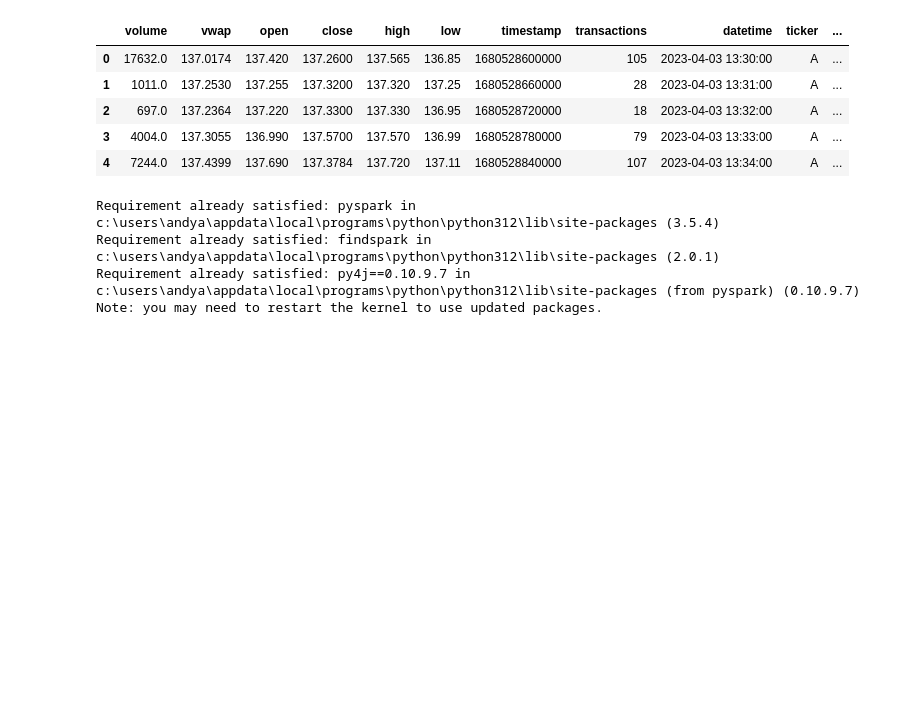
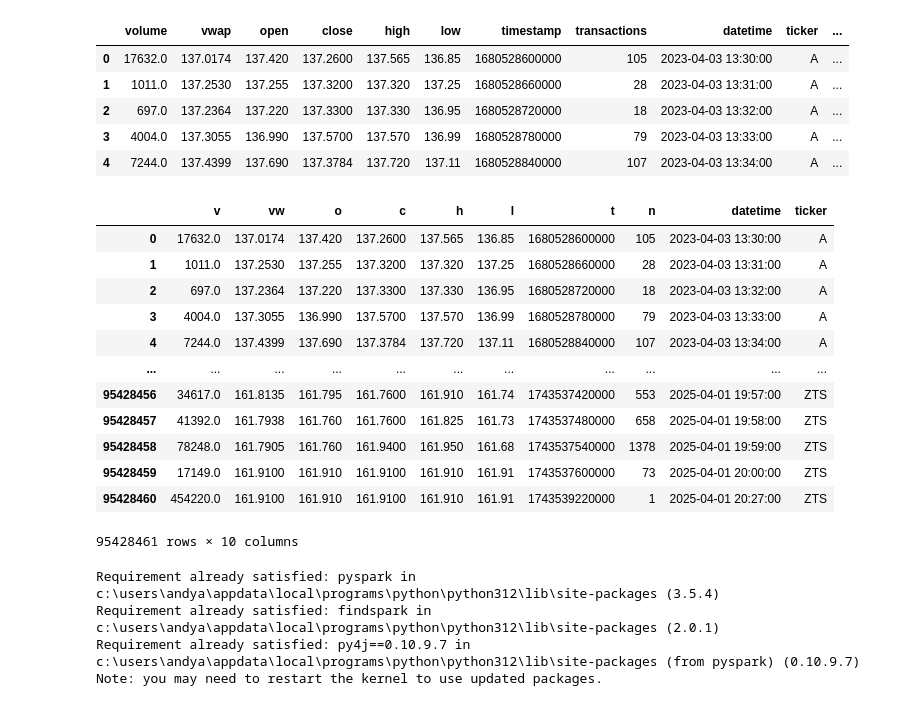
Before and after one commit to lucasking0109/MF-810-Final-Project, a Jupyter notebook: adv spark sql.ipynb, the cells around one changed output. Drawn from its saved outputs; the diff is of its cells as text; code cells hidden in the pictures; blank space fills up the shorter version.

```diff
--- a/adv spark sql.ipynb
+++ b/adv spark sql.ipynb
@@ -13,6 +25,24 @@ df.head()
 | 2 | 697.0 | 137.2364 | 137.220 | 137.3300 | 137.330 | 136.95 | 1680528720000 | 18 | 2023-04-03 13:32:00 | A | ... |
 | 3 | 4004.0 | 137.3055 | 136.990 | 137.5700 | 137.570 | 136.99 | 1680528780000 | 79 | 2023-04-03 13:33:00 | A | ... |
 | 4 | 7244.0 | 137.4399 | 137.690 | 137.3784 | 137.720 | 137.11 | 1680528840000 | 107 | 2023-04-03 13:34:00 | A | ... |
+# %%
+import pandas as pd
+data = pd.read_csv("C:/Users/andya/Downloads/merged_raw.csv")
+data
+# %% [output]
+|  | v | vw | o | c | h | l | t | n | datetime | ticker |
+| 0 | 17632.0 | 137.0174 | 137.420 | 137.2600 | 137.565 | 136.85 | 1680528600000 | 105 | 2023-04-03 13:30:00 | A |
+| 1 | 1011.0 | 137.2530 | 137.255 | 137.3200 | 137.320 | 137.25 | 1680528660000 | 28 | 2023-04-03 13:31:00 | A |
+| 2 | 697.0 | 137.2364 | 137.220 | 137.3300 | 137.330 | 136.95 | 1680528720000 | 18 | 2023-04-03 13:32:00 | A |
+| 3 | 4004.0 | 137.3055 | 136.990 | 137.5700 | 137.570 | 136.99 | 1680528780000 | 79 | 2023-04-03 13:33:00 | A |
+| 4 | 7244.0 | 137.4399 | 137.690 | 137.3784 | 137.720 | 137.11 | 1680528840000 | 107 | 2023-04-03 13:34:00 | A |
+| ... | ... | ... | ... | ... | ... | ... | ... | ... | ... | ... |
+| 95428456 | 34617.0 | 161.8135 | 161.795 | 161.7600 | 161.910 | 161.74 | 1743537420000 | 553 | 2025-04-01 19:57:00 | ZTS |
+| 95428457 | 41392.0 | 161.7938 | 161.760 | 161.7600 | 161.825 | 161.73 | 1743537480000 | 658 | 2025-04-01 19:58:00 | ZTS |
+| 95428458 | 78248.0 | 161.7905 | 161.760 | 161.9400 | 161.950 | 161.68 | 1743537540000 | 1378 | 2025-04-01 19:59:00 | ZTS |
+| 95428459 | 17149.0 | 161.9100 | 161.910 | 161.9100 | 161.910 | 161.91 | 1743537600000 | 73 | 2025-04-01 20:00:00 | ZTS |
+| 95428460 | 454220.0 | 161.9100 | 161.910 | 161.9100 | 161.910 | 161.91 | 1743539220000 | 1 | 2025-04-01 20:27:00 | ZTS |
+95428461 rows × 10 columns
 # %%
 pip install pyspark findspark
 # %% [output]
```
Also changed, not shown: parts of 2 cells of this notebook.
